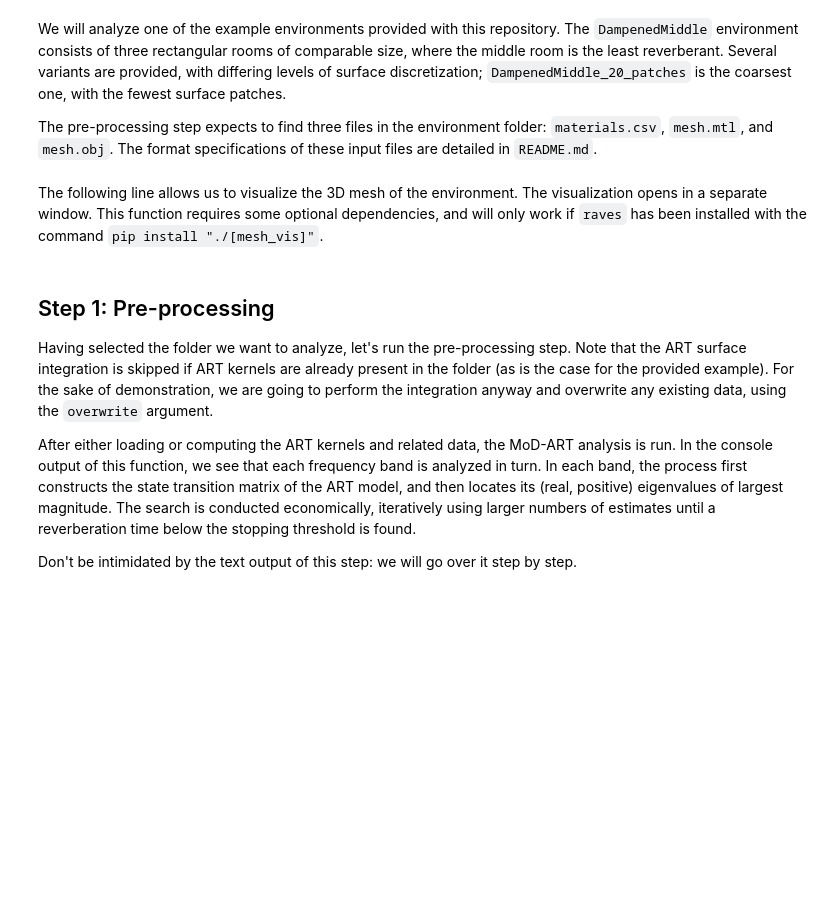
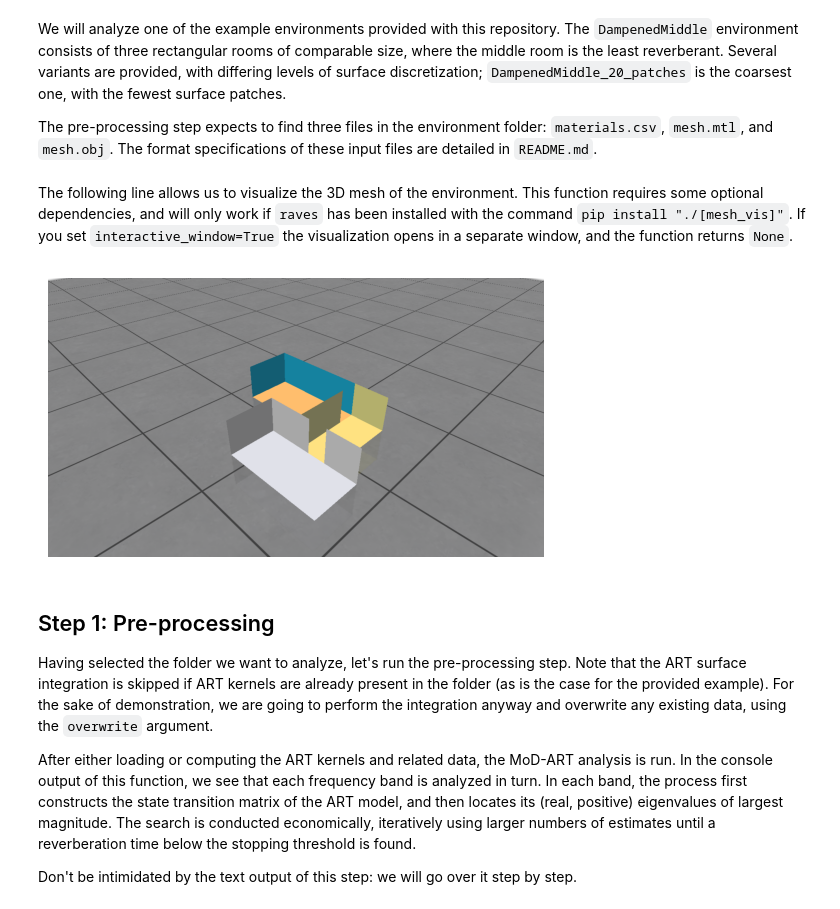
Before and after one commit to iosr-surrey/mod-art, a Jupyter notebook: example usage/Tutorial.ipynb, the cells around one changed output. Saved outputs shown, nothing was run; the diff lists cells and outputs as text; code cells hidden in the pictures; blank space fills up the shorter version.

Commit message:
Updated visualization, re-added audio widgets in tutorial

```diff
--- a/example usage/Tutorial.ipynb
+++ b/example usage/Tutorial.ipynb
@@ -31,10 +31,18 @@ The format specifications of these input files are detailed in `README.md`.
 environment_folder = os.path.join('..', 'example environments', 'DampenedMiddle_20_patches')
 # %% [markdown]
 The following line allows us to visualize the 3D mesh of the environment.
-The visualization opens in a separate window.
 This function requires some optional dependencies, and will only work if `raves` has been installed with the command `pip install "./[mesh_vis]"`.
+If you set `interactive_window=True` the visualization opens in a separate window, and the function returns `None`.
 # %%
-visualize_mesh(environment_folder)
+image = visualize_mesh(environment_folder, interactive_window=False)
+
+if image is not None:
+    plt.figure()
+    plt.imshow(image)
+    plt.axis('off')
+    plt.show()
+# %% [output]
+[figure, added]
 # %% [markdown]
 ## Step 1: Pre-processing
 
```
Also changed, not shown: parts of 5 cells of this notebook, 1 other file.
